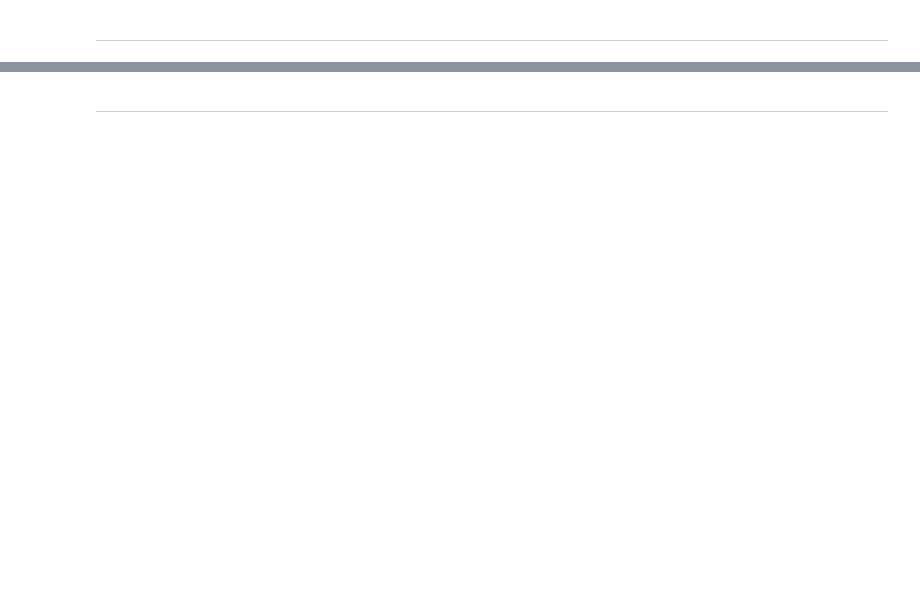
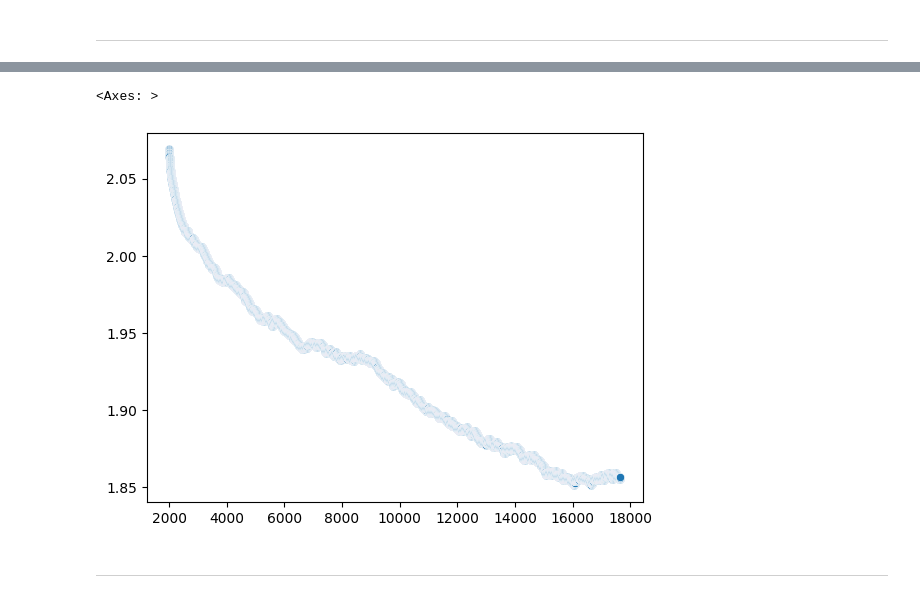
Before and after one commit to tobo03/DVP7, a Jupyter notebook: DeepHashing/RankingBased/hpo.ipynb, the cells around one changed output, grey strips where cells are left out. Drawn from its saved outputs; the diff is of its cells as text; code cells hidden in the pictures; blank space fills up the shorter version.

```diff
--- a/DeepHashing/RankingBased/hpo.ipynb
+++ b/DeepHashing/RankingBased/hpo.ipynb
@@ -26,7 +26,7 @@ y_test = np.load( root + "Features/test_labels_vgg16_cifar10.npy" )
 # %% [markdown]
 ------
 # %%
-def getAPN(a, pos, dMatrix):
+def getAPN(a, pos, dMatrix, margin):
     aP = [a]+pos
     neg_i = [i for i in range(len(dMatrix)) if i not in aP ]
 
@@ -154,3 +169,21 @@ model = tripletLoss(bits, margin, batchSize, pos_sample_bal)
+# %%
+window_size = 2000
+
+# Convert array of integers to pandas series
+numbers_series = pd.Series(loss_list)
+
+# Get the window of series
+# of observations of specified window size
+windows = numbers_series.rolling(window_size)
+
+# Create a series of moving
+# averages of each window
+moving_averages = windows.mean()
+
+sns.scatterplot(y=moving_averages, x=list(range(len(moving_averages))))
+# %% [output]
+<Axes: >
+[figure, added]
 # %% [markdown]
 ----
 # %%
```
Also changed, not shown: parts of 12 cells of this notebook.
